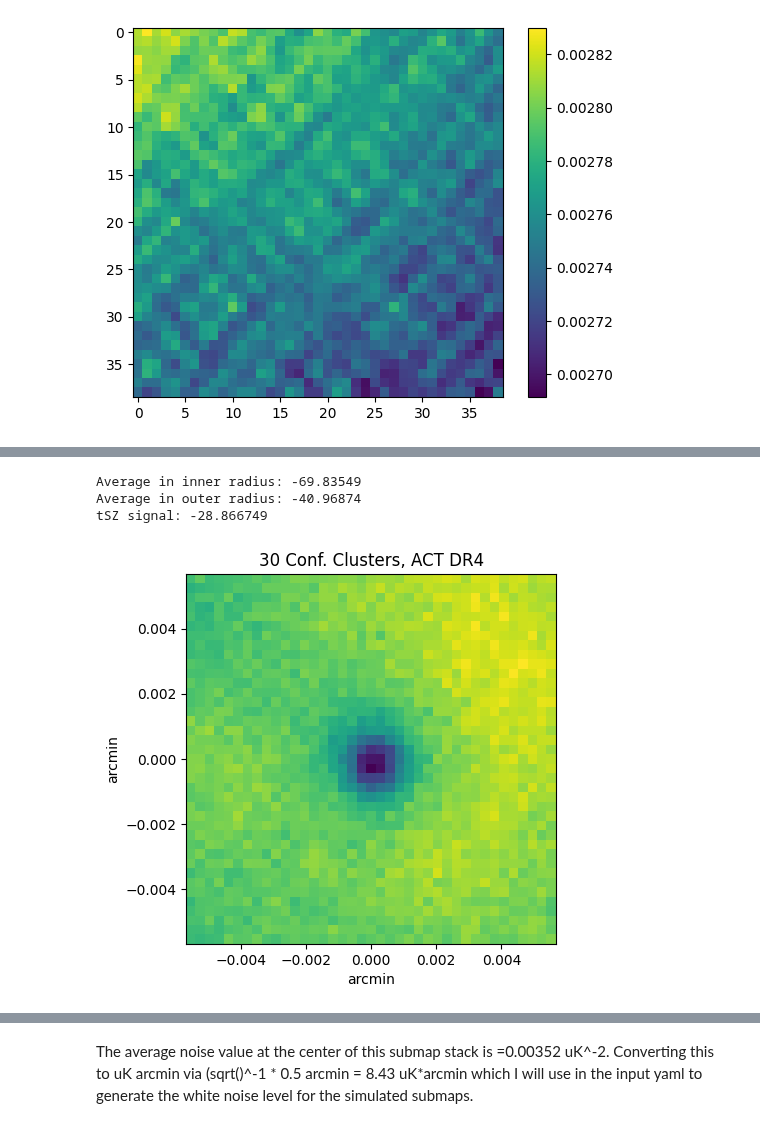
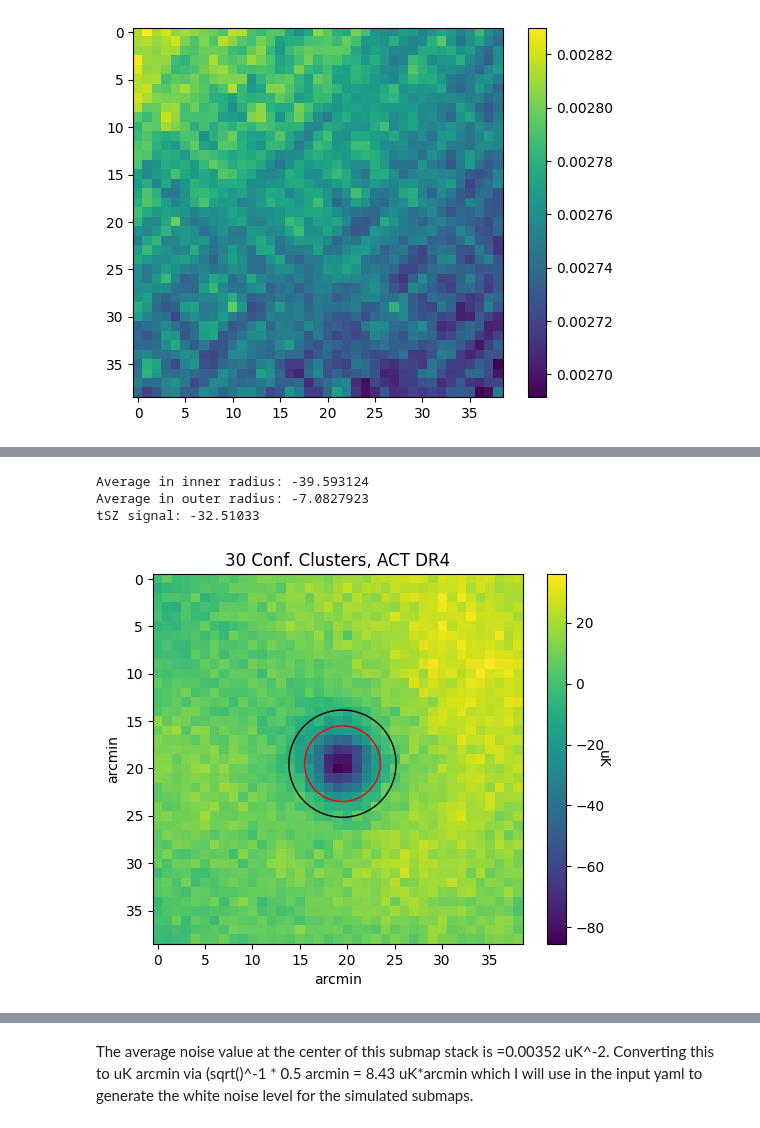
Before and after one commit to deepskies/DeepSZSim, a Jupyter notebook: Compare_to_ACT_subamps.ipynb, the cells around one changed output, grey strips where cells are left out. Saved outputs shown, nothing was run; the diff lists cells and outputs as text; code cells hidden in the pictures.

```diff
--- a/Compare_to_ACT_subamps.ipynb
+++ b/Compare_to_ACT_subamps.ipynb
@@ -128,27 +134,31 @@ cbar = plt.colorbar(im3)
 # %%
-#Try AP on this stack. The circles are not plotting and I am not sure why
+#AP on this stack
 
-disk, ring, signal = filters.get_tSZ_signal_aperture_photometry(submaptot, 2.1)
+aperture=4 #arcmin
+submap_stack=act_stack
+
+disk, ring, signal = filters.get_tSZ_signal_aperture_photometry(submap_stack, aperture)
 print('Average in inner radius: '+str(disk))
 print('Average in outer radius: '+str(ring))
 print('tSZ signal: '+str(signal))
-center = np.array(submaptot.shape) / 2
-center = center - center[0]
+center = np.array(submap_stack.shape) / 2
+#center = [trunc(x) for x in center]
+#center = center - center[0]
 fig, ax = plt.subplots()
-ax.imshow(submaptot, extent=[-width,width,-width,width])
-disk_circle = plt.Circle(center, 2.1, color='red', fill=False, linewidth=1)
-annulus_circle = plt.Circle(center, 2.1 * np.sqrt(2), color='black', fill=False, linewidth=1)
+im=ax.imshow(submap_stack)
+disk_circle = plt.Circle(center, aperture, color='red', fill=False, linewidth=1)
+annulus_circle = plt.Circle(center, aperture * np.sqrt(2), color='black', fill=False, linewidth=1)
 ax.add_patch(disk_circle)
 ax.add_patch(annulus_circle)
-cbar = plt.colorbar(im, extend="max")
-plt.ylabel('arcmin')
-plt.xlabel('arcmin')
+cbar = plt.colorbar(im)
+ax.set_ylabel('arcmin')
+ax.set_xlabel('arcmin')
 cbar.set_label('uK', rotation=270)
-plt.title('30 Conf. Clusters, ACT DR4')
+ax.set_title('30 Conf. Clusters, ACT DR4')
 plt.show()
 # %% [output]
-Average in inner radius: -69.83549
-Average in outer radius: -40.96874
-tSZ signal: -28.866749
+Average in inner radius: -39.593124
+Average in outer radius: -7.0827923
+tSZ signal: -32.51033
-[figure, old version]
+[figure, new version]
 # %%
```
Also changed, not shown: parts of 19 cells of this notebook.
